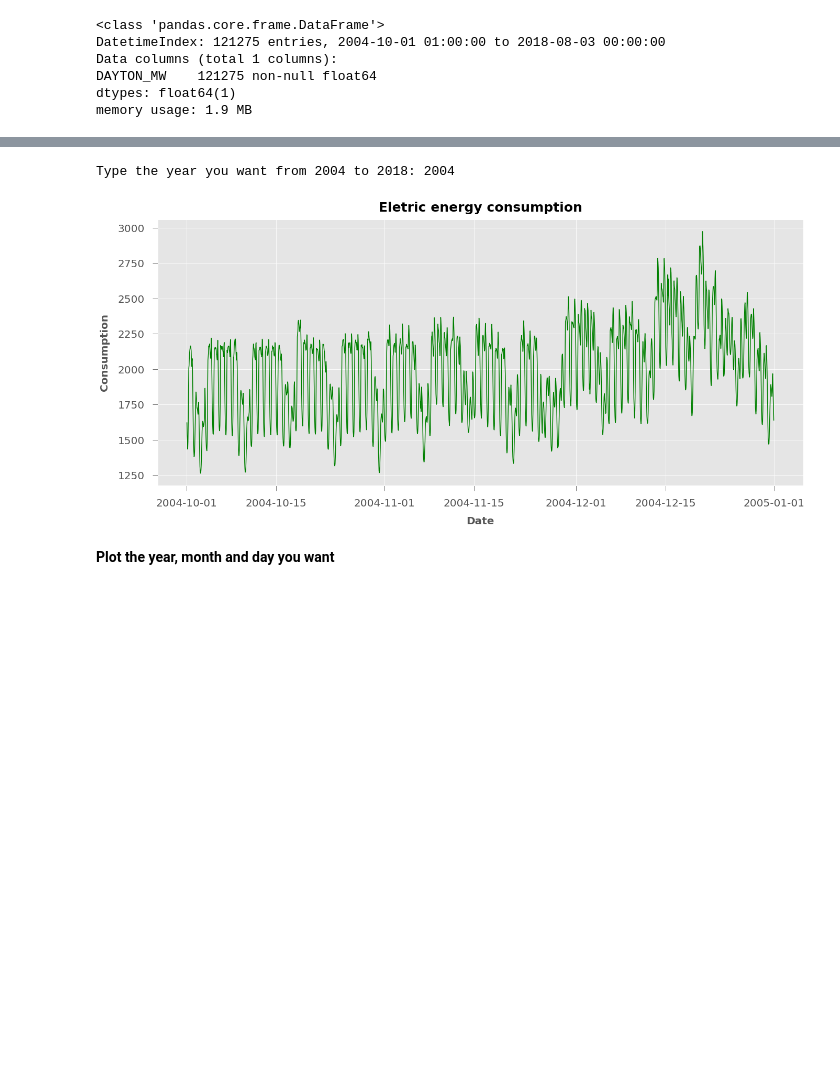
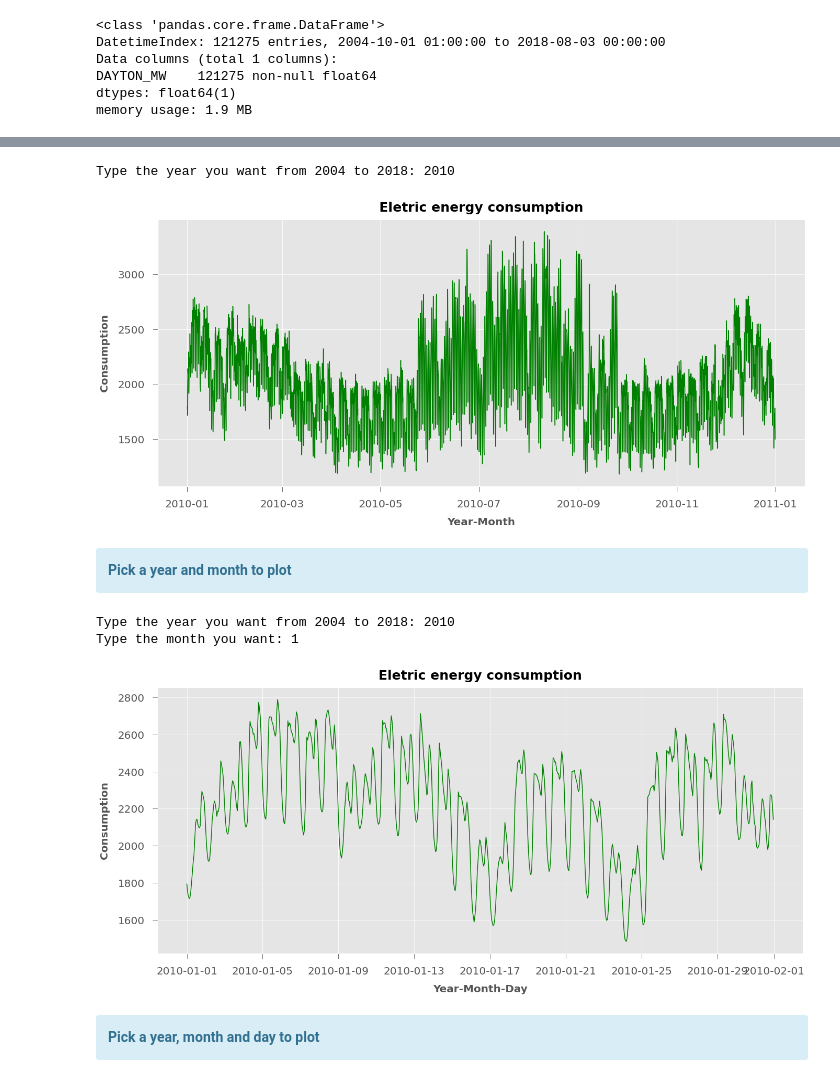
Before and after one commit to Empanator/Electric_energy_consumption_of_Dayton, a Jupyter notebook: Electric energy consumption.ipynb, the cells around one changed output, grey strips where cells are left out. Saved outputs shown, nothing was run; the diff lists cells and outputs as text; code cells hidden in the pictures; blank space fills up the shorter version.

```diff
--- a/Electric energy consumption.ipynb
+++ b/Electric energy consumption.ipynb
@@ -64,7 +79,7 @@ if year > 2003 and year < 2019:
     plt.figure(figsize = (20,10))
     plt.rc('font', weight = 'normal')
     plt.title('Eletric energy consumption', weight = 'bold', fontsize = 25, pad= 15)
-    plt.xlabel('Date', weight = 'bold', fontsize = 20, labelpad = 15)
+    plt.xlabel('Year-Month', weight = 'bold', fontsize = 20, labelpad = 15)
     plt.ylabel('Consumption', weight = 'bold', fontsize = 20, labelpad = 15)
     plt.xticks(fontsize = 20)
     plt.yticks(fontsize = 20)
@@ -77,10 +92,40 @@ if year > 2003 and year < 2019:
 else:
     print('Run again and type a valid year')
 # %% [output]
-Type the year you want from 2004 to 2018: 2004
+Type the year you want from 2004 to 2018: 2010
-[figure, old version]
+[figure, new version]
-# %% [markdown]
-**Plot the year, month and day you want**
+# %% [markdown]
+<div class="alert alert-block alert-info">
+<b>Pick a year and month to plot</b>
+</div>
+# %%
+year = int(input("Type the year you want from 2004 to 2018: "))
+if year > 2003 and year < 2019:
+    month = int(input("Type the month you want: "))
+    if month > 0 and month < 13:
+        plt.figure(figsize = (20,10))
+        plt.rc('font', weight = 'normal')
+        plt.title('Eletric energy consumption', weight = 'bold', fontsize = 25, pad= 15)
+        plt.xlabel('Year-Month-Day', weight = 'bold', fontsize = 20, labelpad = 15)
+        plt.ylabel('Consumption', weight = 'bold', fontsize = 20, labelpad = 15)
+        plt.xticks(fontsize = 20)
+        plt.yticks(fontsize = 20)
+        plt.tick_params(axis = 'both', pad = 15, size = 10,)
+        plt.tight_layout(pad = 5)
+        dfyear = df[df.index.year == year]
+        filtro = (dfyear.index.month == month)
+        plt.style.use('ggplot')
+        plt.plot(dfyear[filtro], color = 'green')
+else:
+    print('Run again and type a valid date')
+# %% [output]
+Type the year you want from 2004 to 2018: 2010
+Type the month you want: 1
+[figure, added]
+# %% [markdown]
+<div class="alert alert-block alert-info">
+<b>Pick a year, month and day to plot</b>
+</div>
 # %%
 year = int(input("Type the year you want from 2004 to 2018: "))
 if year > 2003 and year < 2019:
```
Also changed, not shown: parts of 6 cells of this notebook.
